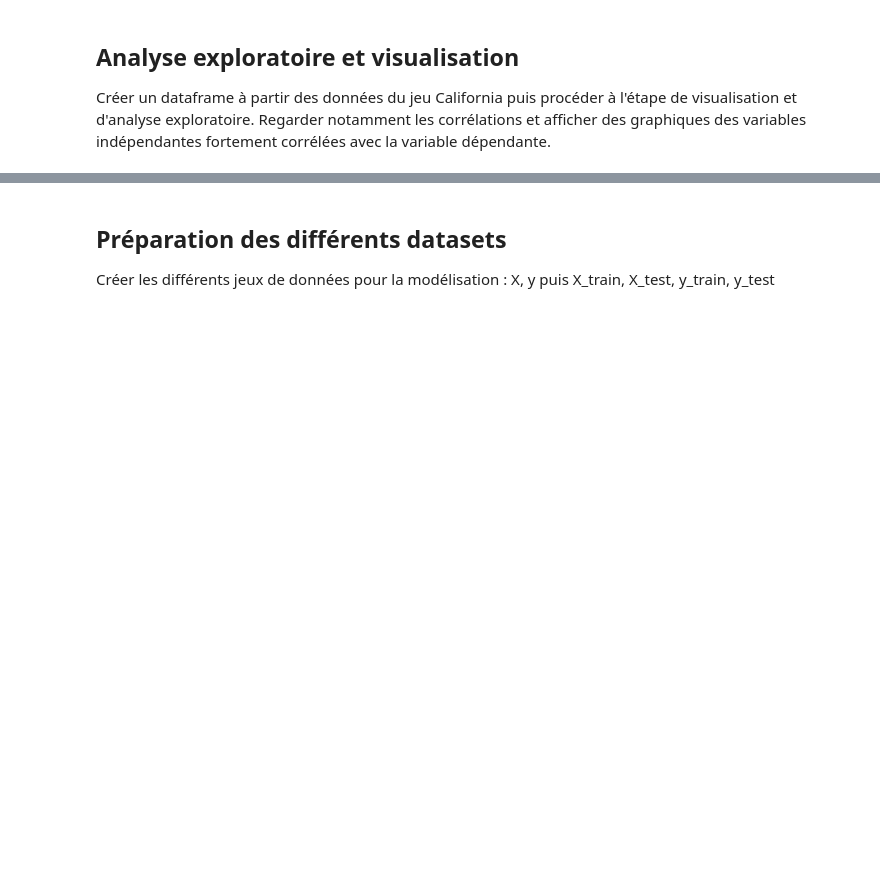
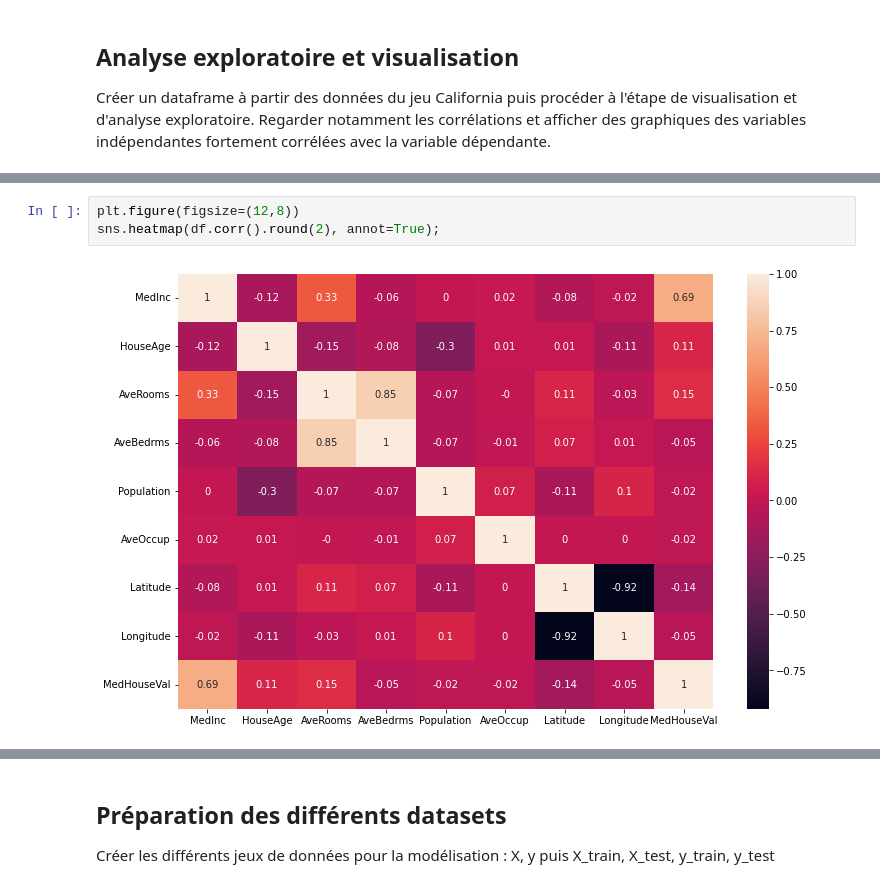
Before and after one commit to louiskuhn/IA-P2-Euskadi, a Jupyter notebook: Ressources/Machine Learning/Arbres de décision et forêts aléatoires/2. Exo2_arbres et forets.ipynb, the cells around one changed output, grey strips where cells are left out. Drawn from its saved outputs; the diff is of its cells as text; blank space fills up the shorter version.

```diff
--- a/Ressources/Machine Learning/Arbres de décision et forêts aléatoires/2. Exo2_arbres et forets.ipynb
+++ b/Ressources/Machine Learning/Arbres de décision et forêts aléatoires/2. Exo2_arbres et forets.ipynb
@@ -61,0 +118,5 @@ Créer un dataframe à partir des données du jeu California puis procéder à l
+# %%
+plt.figure(figsize=(12,8))
+sns.heatmap(df.corr().round(2), annot=True);
+# %% [output]
+[figure, added]
```
Also changed, not shown: parts of 19 cells of this notebook, 5 other files.
